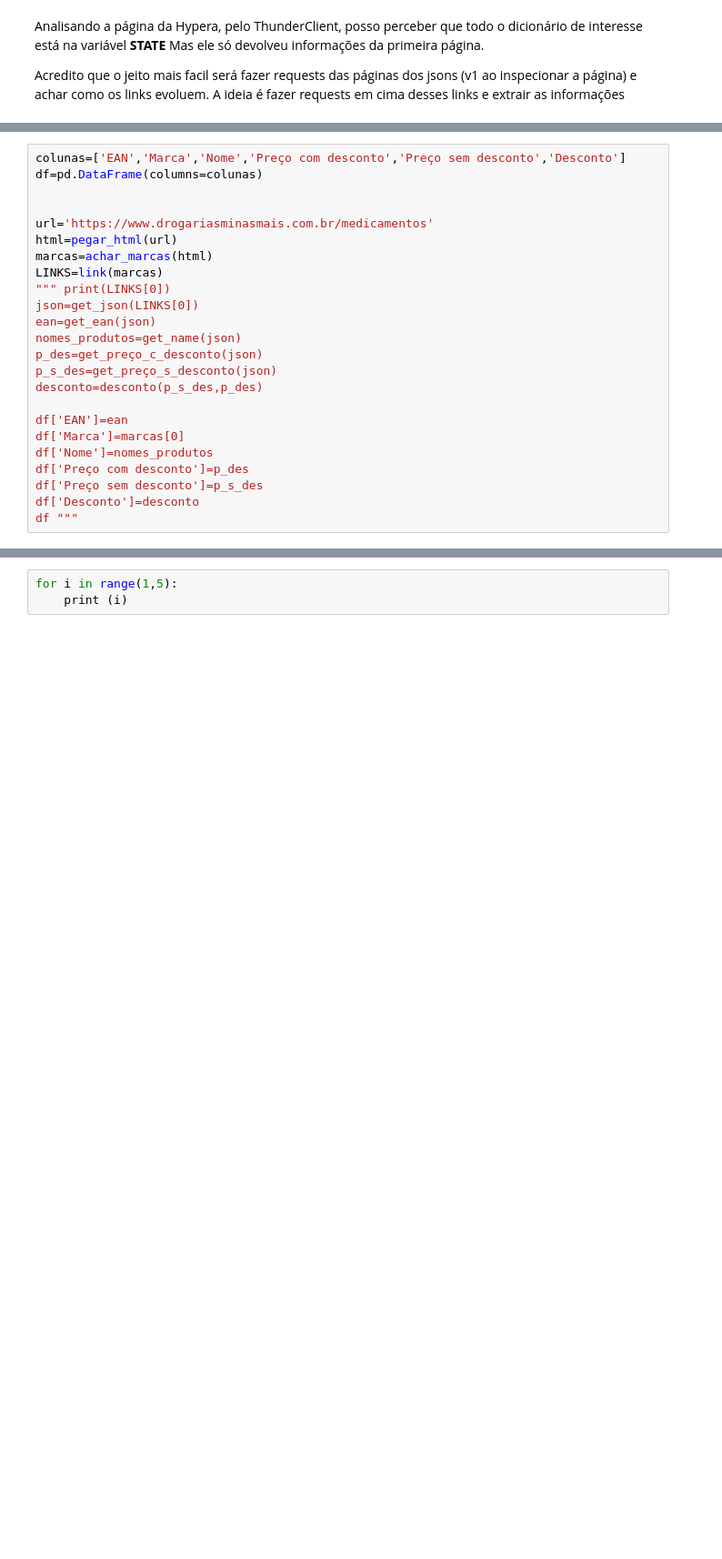
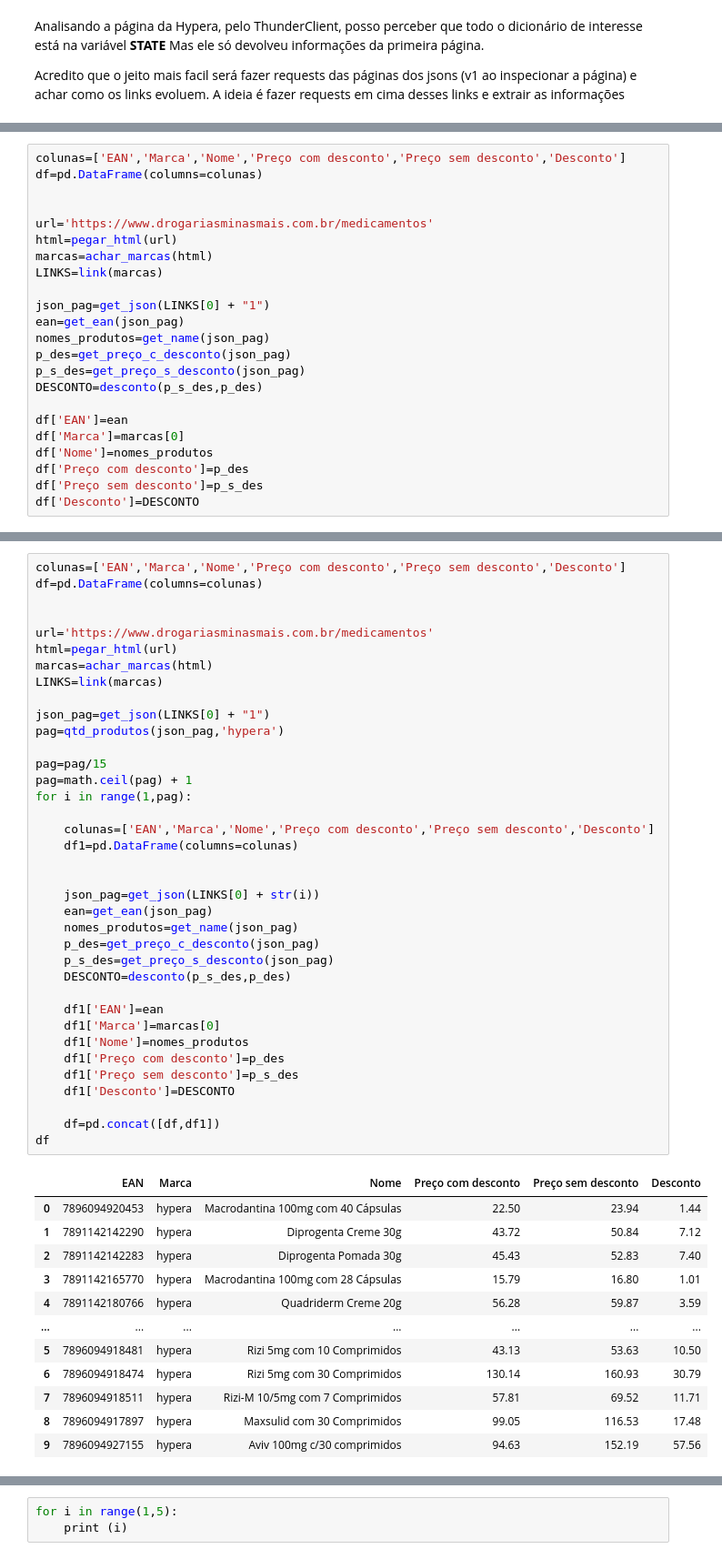
Before and after one commit to mateusono1/Celoja---Treinamento-0, a Jupyter notebook: MinasMais.ipynb, the cells around one changed output, grey strips where cells are left out. Shown at 91% size. Cells and saved outputs as stored; diff of their text form; blank space fills up the shorter version.

Commit message:
Consegui pegar todos os produtos da hypera. Falta corrigir a função qtd_produtos, que está travada para a hypera apenas

```diff
--- a/MinasMais.ipynb
+++ b/MinasMais.ipynb
@@ -186,18 +193,17 @@ url='https://www.drogariasminasmais.com.br/medicamentos'
 html=pegar_html(url)
 marcas=achar_marcas(html)
 LINKS=link(marcas)
-""" print(LINKS[0])
-json=get_json(LINKS[0])
-ean=get_ean(json)
-nomes_produtos=get_name(json)
-p_des=get_preço_c_desconto(json)
-p_s_des=get_preço_s_desconto(json)
-desconto=desconto(p_s_des,p_des)
+
+json_pag=get_json(LINKS[0] + "1")
+ean=get_ean(json_pag)
+nomes_produtos=get_name(json_pag)
+p_des=get_preço_c_desconto(json_pag)
+p_s_des=get_preço_s_desconto(json_pag)
+DESCONTO=desconto(p_s_des,p_des)
 
 df['EAN']=ean
 df['Marca']=marcas[0]
 df['Nome']=nomes_produtos
 df['Preço com desconto']=p_des
 df['Preço sem desconto']=p_s_des
-df['Desconto']=desconto
-df """
+df['Desconto']=DESCONTO
@@ -208,0 +210,50 @@ https://www.drogariasminasmais.com.br/medicamentos/hypera?initialMap=c&initialQu
+# %%
+colunas=['EAN','Marca','Nome','Preço com desconto','Preço sem desconto','Desconto']
+df=pd.DataFrame(columns=colunas)
+
+
+url='https://www.drogariasminasmais.com.br/medicamentos'
+html=pegar_html(url)
+marcas=achar_marcas(html)
+LINKS=link(marcas)
+
+json_pag=get_json(LINKS[0] + "1")
+pag=qtd_produtos(json_pag,'hypera')
+
+pag=pag/15
+pag=math.ceil(pag) + 1
+for i in range(1,pag):
+
+    colunas=['EAN','Marca','Nome','Preço com desconto','Preço sem desconto','Desconto']
+    df1=pd.DataFrame(columns=colunas)
+
+
+    json_pag=get_json(LINKS[0] + str(i))
+    ean=get_ean(json_pag)
+    nomes_produtos=get_name(json_pag)
+    p_des=get_preço_c_desconto(json_pag)
+    p_s_des=get_preço_s_desconto(json_pag)
+    DESCONTO=desconto(p_s_des,p_des)
+
+    df1['EAN']=ean
+    df1['Marca']=marcas[0]
+    df1['Nome']=nomes_produtos
+    df1['Preço com desconto']=p_des
+    df1['Preço sem desconto']=p_s_des
+    df1['Desconto']=DESCONTO
+
+    df=pd.concat([df,df1])
+df
+# %% [output]
+|  | EAN | Marca | Nome | Preço com desconto | Preço sem desconto | Desconto |
+| 0 | 7896094920453 | hypera | Macrodantina 100mg com 40 Cápsulas | 22.50 | 23.94 | 1.44 |
+| 1 | 7891142142290 | hypera | Diprogenta Creme 30g | 43.72 | 50.84 | 7.12 |
+| 2 | 7891142142283 | hypera | Diprogenta Pomada 30g | 45.43 | 52.83 | 7.40 |
+| 3 | 7891142165770 | hypera | Macrodantina 100mg com 28 Cápsulas | 15.79 | 16.80 | 1.01 |
+| 4 | 7891142180766 | hypera | Quadriderm Creme 20g | 56.28 | 59.87 | 3.59 |
+| ... | ... | ... | ... | ... | ... | ... |
+| 5 | 7896094918481 | hypera | Rizi 5mg com 10 Comprimidos | 43.13 | 53.63 | 10.50 |
+| 6 | 7896094918474 | hypera | Rizi 5mg com 30 Comprimidos | 130.14 | 160.93 | 30.79 |
+| 7 | 7896094918511 | hypera | Rizi-M 10/5mg com 7 Comprimidos | 57.81 | 69.52 | 11.71 |
+| 8 | 7896094917897 | hypera | Maxsulid com 30 Comprimidos | 99.05 | 116.53 | 17.48 |
+| 9 | 7896094927155 | hypera | Aviv 100mg c/30 comprimidos | 94.63 | 152.19 | 57.56 |
```
Also changed, not shown: parts of 14 cells of this notebook.
